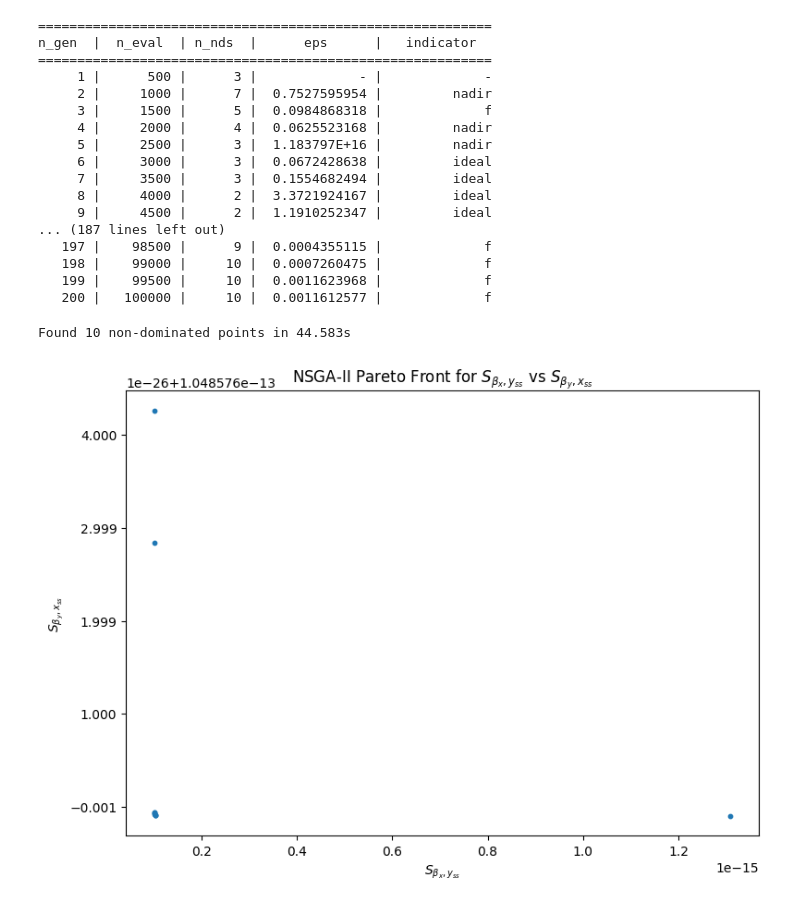
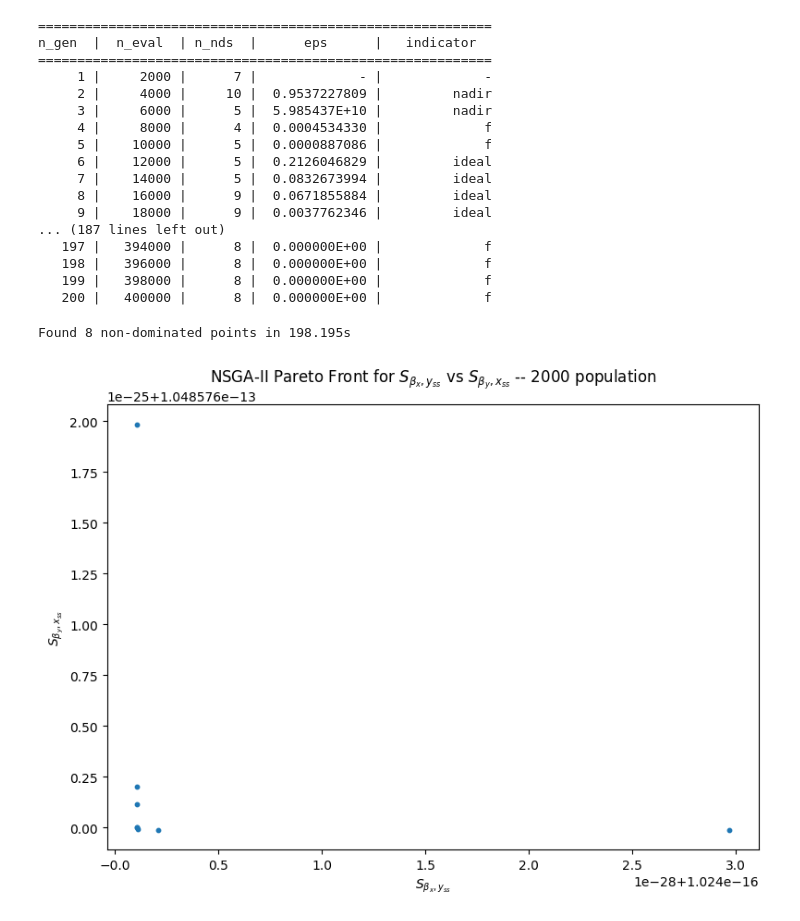
Before and after one commit to DangTranQL/SA, a Jupyter notebook: Genetic Algorithms for Multi-Objective Optimization/NSGA-II/Positive Negative Feedback/1v2.ipynb, the cells around one changed output. Drawn from its saved outputs; the diff is of its cells as text; code cells hidden in the pictures.

```diff
--- a/Genetic Algorithms for Multi-Objective Optimization/NSGA-II/Positive Negative Feedback/1v2.ipynb
+++ b/Genetic Algorithms for Multi-Objective Optimization/NSGA-II/Positive Negative Feedback/1v2.ipynb
@@ -178,7 +178,7 @@ class Sensitivity(ElementwiseProblem):
             ]
 
 # Run NSGA-II optimization
-algorithm = NSGA2(pop_size=500)  # Population size
+algorithm = NSGA2(pop_size=2000)  # Population size
 res = minimize(
     Sensitivity(),
     algorithm,
@@ -190,34 +190,34 @@ res = minimize(
 ==========================================================
 n_gen  |  n_eval  | n_nds  |      eps      |   indicator
 ==========================================================
-     1 |      500 |      3 |             - |             -
-     2 |     1000 |      7 |  0.7527595954 |         nadir
-     3 |     1500 |      5 |  0.0984868318 |             f
-     4 |     2000 |      4 |  0.0625523168 |         nadir
-     5 |     2500 |      3 |  1.183797E+16 |         nadir
-     6 |     3000 |      3 |  0.0672428638 |         ideal
-     7 |     3500 |      3 |  0.1554682494 |         ideal
-     8 |     4000 |      2 |  3.3721924167 |         ideal
-     9 |     4500 |      2 |  1.1910252347 |         ideal
+     1 |     2000 |      7 |             - |             -
+     2 |     4000 |     10 |  0.9537227809 |         nadir
+     3 |     6000 |      5 |  5.985437E+10 |         nadir
+     4 |     8000 |      4 |  0.0004534330 |             f
+     5 |    10000 |      5 |  0.0000887086 |             f
+     6 |    12000 |      5 |  0.2126046829 |         ideal
+     7 |    14000 |      5 |  0.0832673994 |         ideal
+     8 |    16000 |      9 |  0.0671855884 |         ideal
+     9 |    18000 |      9 |  0.0037762346 |         ideal
 ... (187 lines left out)
-   197 |    98500 |      9 |  0.0004355115 |             f
-   198 |    99000 |     10 |  0.0007260475 |             f
-   199 |    99500 |     10 |  0.0011623968 |             f
-   200 |   100000 |     10 |  0.0011612577 |             f
+   197 |   394000 |      8 |  0.000000E+00 |             f
+   198 |   396000 |      8 |  0.000000E+00 |             f
+   199 |   398000 |      8 |  0.000000E+00 |             f
+   200 |   400000 |      8 |  0.000000E+00 |             f
 # %%
 
 # Extract and plot results
 F = res.F  # Objective values (sensitivities)
 X = res.X  # Parameter values (beta_x, beta_y, n)
 print(f"Found {F.shape[0]} non-dominated points in {res.exec_time:.3f}s")
 
 plt.figure(figsize=(8, 6))
 plt.scatter(F[:, 0], F[:, 1], s=10)
 plt.xlabel(r'$S_{\beta_x,y_{ss}}$')  # Sensitivity of yss to beta_x
 plt.ylabel(r'$S_{\beta_y,x_{ss}}$')  # Sensitivity of xss to beta_y
-plt.title(r'NSGA-II Pareto Front for $S_{\beta_x,y_{ss}}$ vs $S_{\beta_y,x_{ss}}$')
+plt.title(r'NSGA-II Pareto Front for $S_{\beta_x,y_{ss}}$ vs $S_{\beta_y,x_{ss}}$ -- 2000 population')
 plt.tight_layout()
 plt.show()
 # %% [output]
-Found 10 non-dominated points in 44.583s
+Found 8 non-dominated points in 198.195s
-[figure, old version]
+[figure, new version]
```
Also changed, not shown: parts of 1 cell of this notebook, 7 other files.
